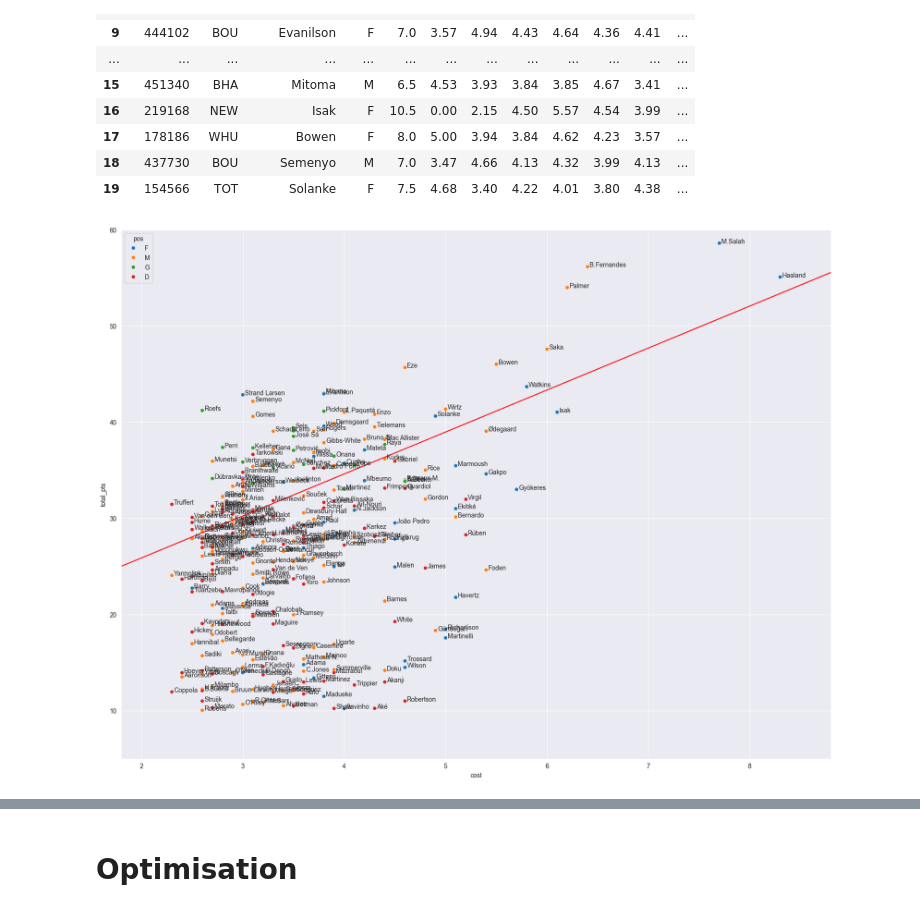
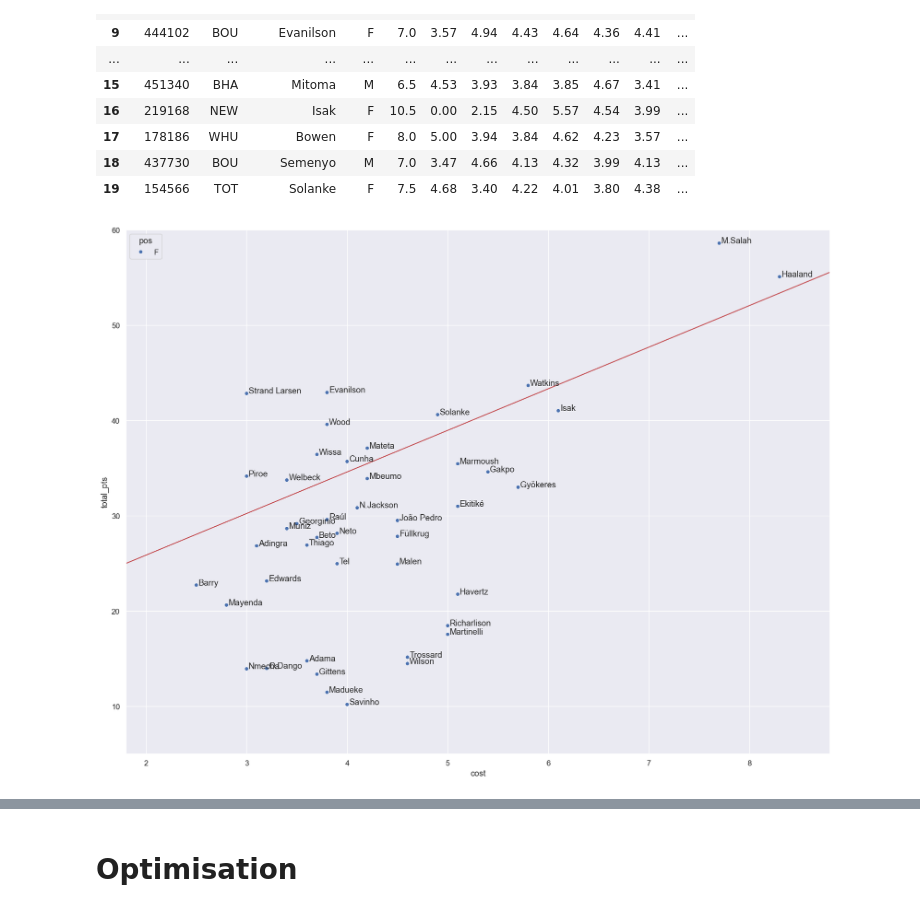
Before and after one commit to SamTroy/multi_ff_opt, a Jupyter notebook: run/run.ipynb, the cells around one changed output, grey strips where cells are left out. Drawn from its saved outputs; the diff is of its cells as text; code cells hidden in the pictures.

```diff
--- a/run/run.ipynb
+++ b/run/run.ipynb
@@ -1461,9 +1465,9 @@ preview_ev_df(format='fpl', pos_group=None, team_group=None, n_rows=20)
 | 18 | 437730 | BOU | Semenyo | M | 7.0 | 3.47 | 4.66 | 4.13 | 4.32 | 3.99 | 4.13 | ... |
 | 19 | 154566 | TOT | Solanke | F | 7.5 | 4.68 | 3.40 | 4.22 | 4.01 | 3.80 | 4.38 | ... |
 # %%
-red_line_viz(format='tff', pos_group='')
+red_line_viz(format='tff', pos_group='f')
 # %% [output]
-[figure, old version]
+[figure, new version]
 # %%
 make_cap_matrix(format='cff', max_ev_diff=1)
 # %% [output]
```
Also changed, not shown: parts of 7 cells of this notebook, 4 other files.
